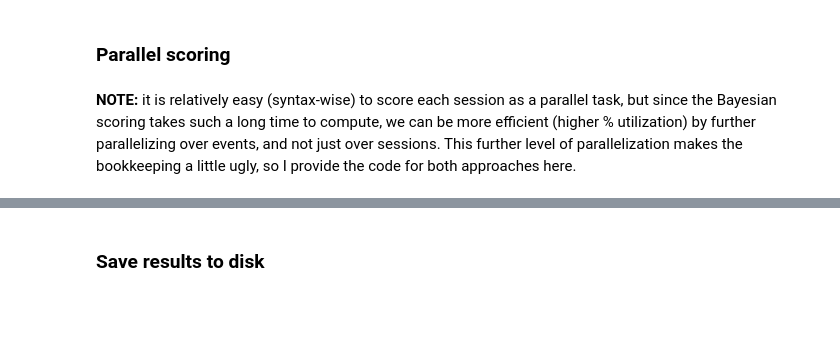
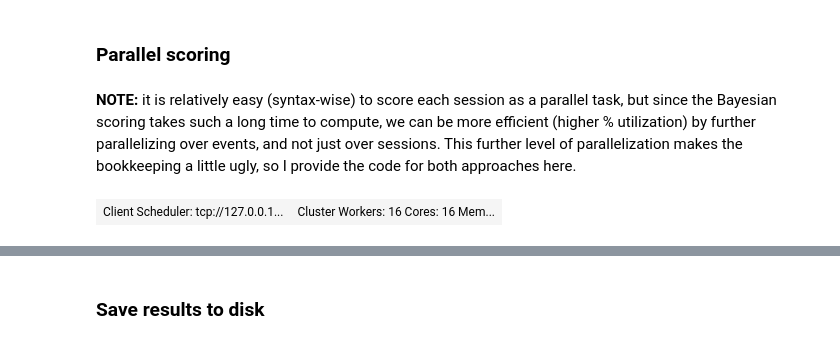
Before and after one commit to ckemere/CloudShuffles, a Jupyter notebook: score_bayes_parallel-dask-joblib.ipynb, the cells around one changed output, grey strips where cells are left out. Saved outputs shown, nothing was run; the diff lists cells and outputs as text; code cells hidden in the pictures; blank space fills up the shorter version.

```diff
--- a/score_bayes_parallel-dask-joblib.ipynb
+++ b/score_bayes_parallel-dask-joblib.ipynb
@@ -84,5 +86,9 @@ n_samples = 35000
 w=3 # single sided bandwidth (0 means only include bin who's center is under line, 3 means a total of 7 bins)
 # %%
 from dask.distributed import Client
-client = Client('dask-scheduler:8786') # fill in value from dask-kubernetes startup if connecting remotely
+# client = Client('dask-scheduler:8786') # fill in value from dask-kubernetes startup if connecting remotely
+client = Client() # Use this to create a local scheduluer
+client
+# %% [output]
+| Client Scheduler: tcp://127.0.0.1... | Cluster Workers: 16 Cores: 16 Mem... |
 # %%
```
Also changed, not shown: parts of 3 cells of this notebook, 2 other files.
